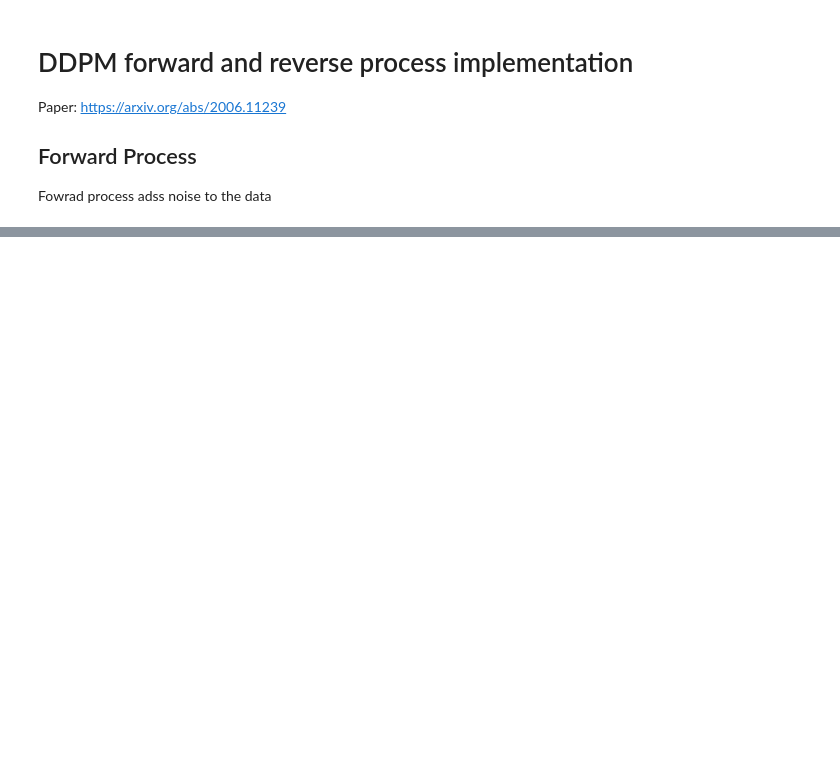
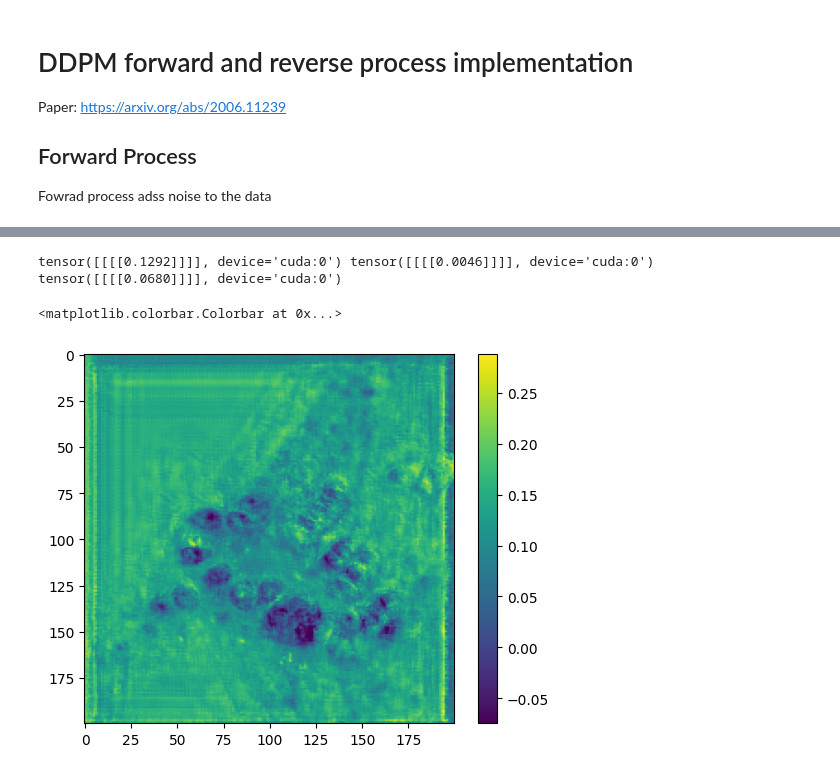
Before and after one commit to mln9d4/FeatureBridgeMapping, a Jupyter notebook: self_implemented.ipynb, the cells around one changed output, grey strips where cells are left out. Cells and saved outputs as stored; diff of their text form; code cells hidden in the pictures; blank space fills up the shorter version.

```diff
--- a/self_implemented.ipynb
+++ b/self_implemented.ipynb
@@ -746,0 +938,9 @@ plt.show()
+# %%
+print(diffusion.rolling_stats_pts.mean, diffusion.rolling_stats_pts.var, diffusion.rolling_stats_pts.std)
+y_ddpm_denormalized = diffusion.rolling_stats_pts.denormalize(y_ddpm)
+plt.imshow(y_ddpm_denormalized.cpu().numpy()[0, 0], cmap='viridis')
+plt.colorbar()
+# %% [output]
+tensor([[[[0.1292]]]], device='cuda:0') tensor([[[[0.0046]]]], device='cuda:0') tensor([[[[0.0680]]]], device='cuda:0')
+<matplotlib.colorbar.Colorbar at 0x...>
+[figure, added]
```
Also changed, not shown: parts of 27 cells of this notebook, 3 other files.
